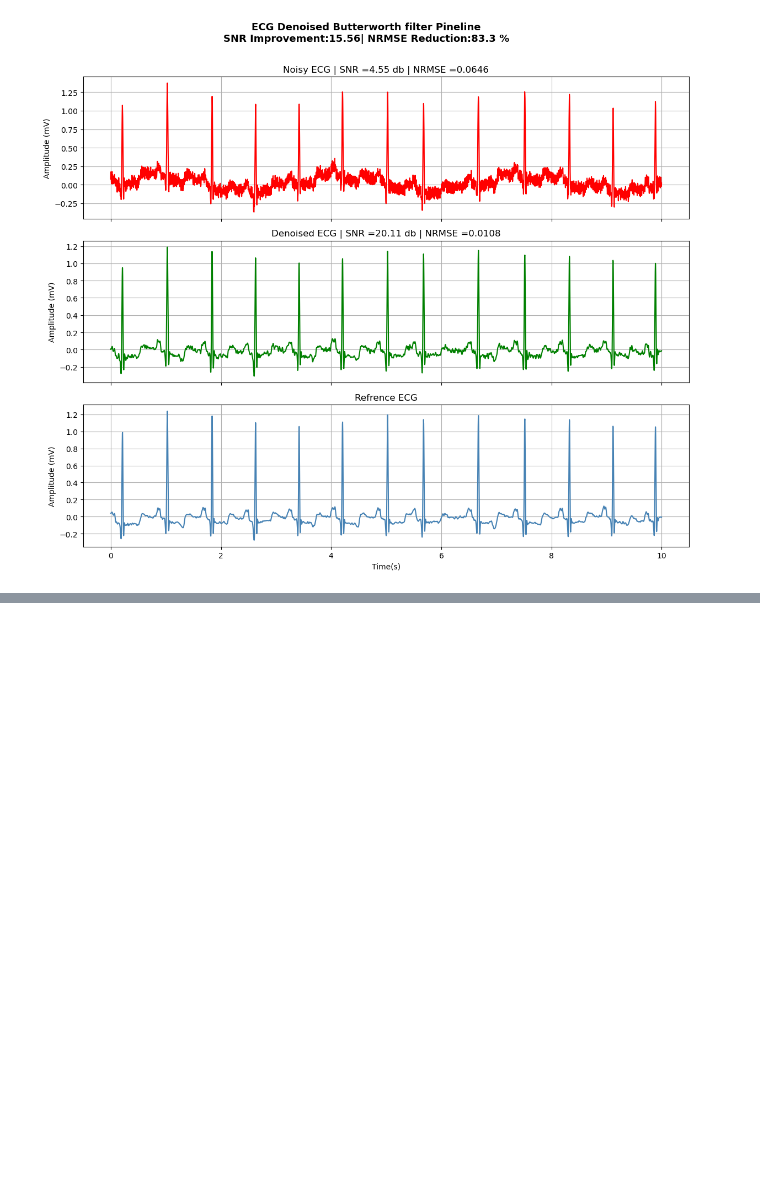
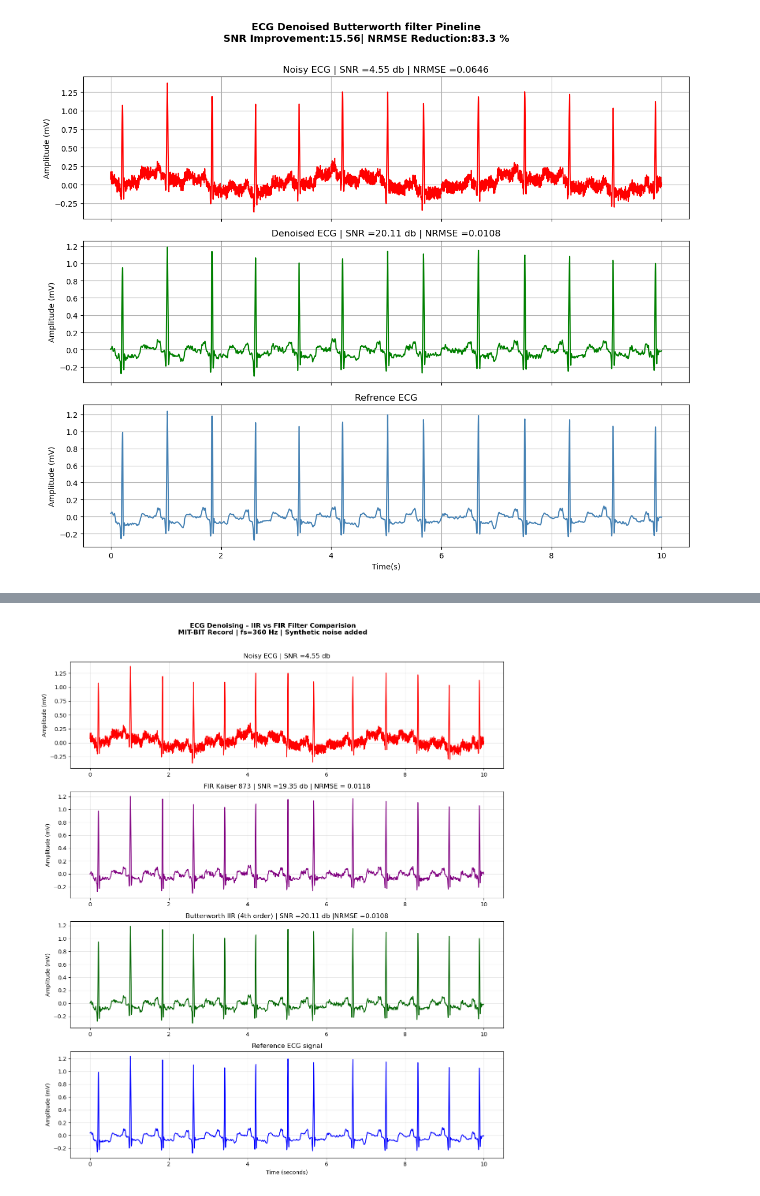
Before and after one commit to santhoshrk08/dsp_learning, a Jupyter notebook: ecg_denoising_project.ipynb, the cells around one changed output, grey strips where cells are left out. Cells and saved outputs as stored; diff of their text form; code cells hidden in the pictures; blank space fills up the shorter version.

```diff
--- a/ecg_denoising_project.ipynb
+++ b/ecg_denoising_project.ipynb
@@ -6,7 +7,8 @@ import wfdb  # reads MIT-BIH PhysioNet format
 # %%
 # Load record 100 from MIT-BIH Arrhythmia Database
 # wfdb downloads it automatically from PhysioNet if not cached
-record =wfdb.rdrecord('100',sampfrom=0,sampto=3600,pn_dir='mitdb')
+audio='100'
+record =wfdb.rdrecord(audio,sampfrom=0,sampto=3600,pn_dir='mitdb')
 # %%
 # Extract the first channel (MLII lead)
 ecg_signal = record.p_signal[:,0]
@@ -204,0 +301,28 @@ plt.show()
+# %%
+fix,axes=plt.subplots(4,1,figsize=(12,14))
+
+signals=[
+    (ecg_noisy,'red',f"Noisy ECG | SNR ={snr_before:.2f} db"),
+    (ecg_fir_kaiser,'purple',f"FIR Kaiser {n_taps} | SNR ={snr_fir_kaiser :.2f} db | NRMSE = {nrmse_fir_kaiser:.4f}"),
+    (ecg_denoised,"darkgreen",f"Butterworth IIR (4th order) | SNR ={snr_after:.2f} db |NRMSE ={nrmse_after:.4f}"),
+    (ecg_clean,"blue",f"Reference ECG signal")
+]
+
+for ax,(sig,color,title) in zip(axes,signals):
+    ax.plot(t,sig,color=color)
+    ax.set_title(title)
+    ax.set_ylabel("Amplitude (mV)")
+    ax.grid(True,alpha=0.3)
+
+axes[-1].set_xlabel("Time (seconds)")
+plt.suptitle(
+    "ECG Denoising - IIR vs FIR Filter Comparision\n"
+    "MIT-BIT Record | fs=360 Hz | Synthetic noise added",
+    fontsize=12,weight='bold',y=1.01
+)
+plt.tight_layout()
+plt.savefig('output images/ecg_iir_vs_fir_comparison.png', dpi=150,
+            bbox_inches='tight')
+plt.show()
+# %% [output]
+[figure, added]
```
Also changed, not shown: parts of 3 cells of this notebook, 1 other file.
